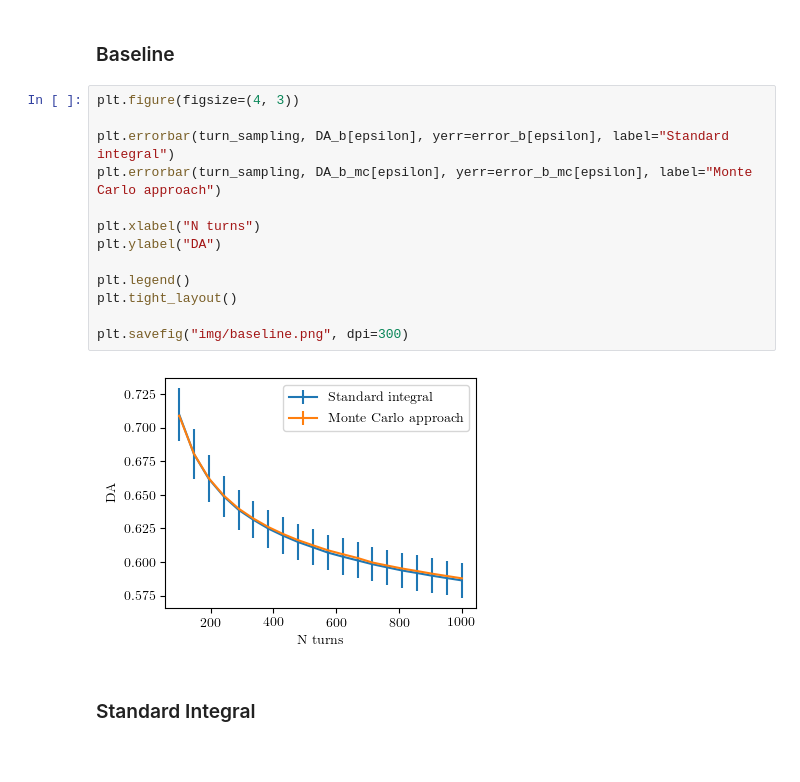
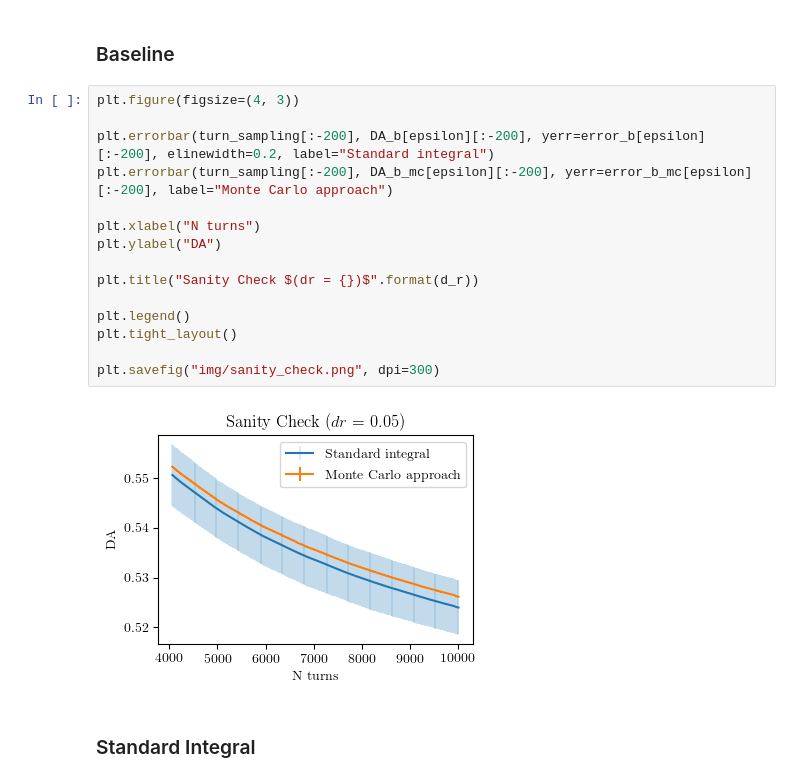
Before and after one commit to carlidel/da_measurements, a Jupyter notebook: load_and_plot.ipynb, the cells around one changed output. Drawn from its saved outputs; the diff is of its cells as text.

```diff
--- a/load_and_plot.ipynb
+++ b/load_and_plot.ipynb
@@ -158,18 +254,20 @@ previous movie destroyed!
 # %%
 plt.figure(figsize=(4, 3))
 
-plt.errorbar(turn_sampling, DA_b[epsilon], yerr=error_b[epsilon], label="Standard integral")
-plt.errorbar(turn_sampling, DA_b_mc[epsilon], yerr=error_b_mc[epsilon], label="Monte Carlo approach")
+plt.errorbar(turn_sampling[:-200], DA_b[epsilon][:-200], yerr=error_b[epsilon][:-200], elinewidth=0.2, label="Standard integral")
+plt.errorbar(turn_sampling[:-200], DA_b_mc[epsilon][:-200], yerr=error_b_mc[epsilon][:-200], label="Monte Carlo approach")
 
 plt.xlabel("N turns")
 plt.ylabel("DA")
 
+plt.title("Sanity Check $(dr = {})$".format(d_r))
+
 plt.legend()
 plt.tight_layout()
 
-plt.savefig("img/baseline.png", dpi=300)
+plt.savefig("img/sanity_check.png", dpi=300)
 # %% [output]
-[figure, old version]
+[figure, new version]
 # %% [markdown]
 ### Standard Integral
 # %%
```
Also changed, not shown: parts of 14 cells of this notebook, 3 other files.
